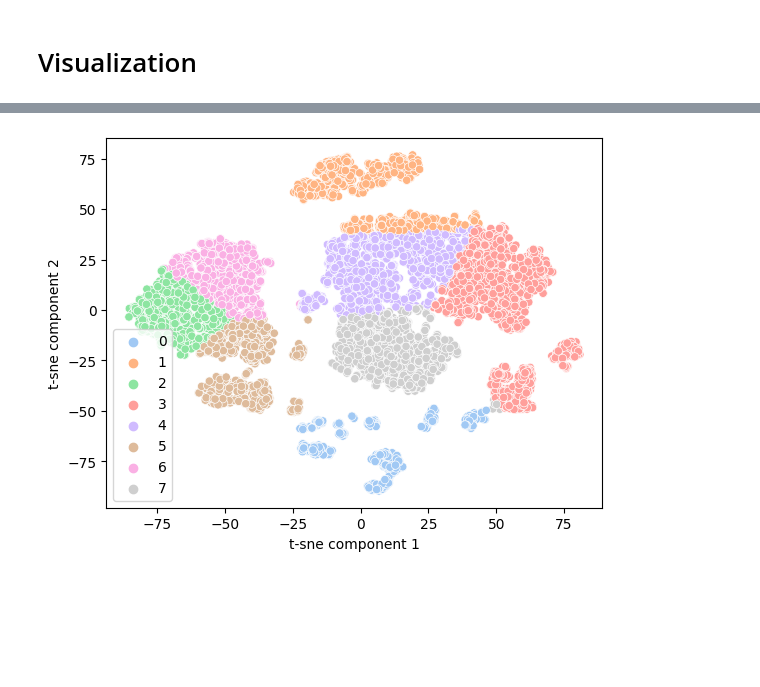
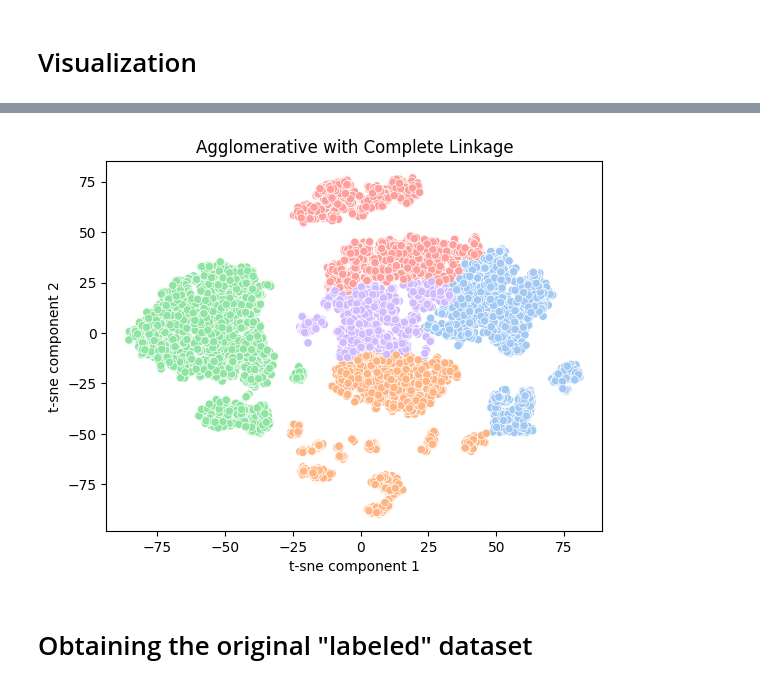
Before and after one commit to adgiz05/spotify_unsupervised_learning, a Jupyter notebook: main.ipynb, the cells around one changed output, grey strips where cells are left out. Cells and saved outputs as stored; diff of their text form; code cells hidden in the pictures; blank space fills up the shorter version.

Commit message:
images and info updated

```diff
--- a/main.ipynb
+++ b/main.ipynb
@@ -246,9 +283,11 @@ def visualize_clusters(model, n_clusters, reducer=TSNE):
 # %%
-method = MiniBatchKMeans
-n_clusters = 8
+method = 'agg_complete'
+n_clusters = 5
 reducer = TSNE
-# reducer = umap.UMAP()
+#reducer = umap.UMAP
 
 visualize_clusters(method, n_clusters, reducer)
 # %% [output]
-[figure, old version]
+[figure, new version]
+# %% [markdown]
+# Obtaining the original "labeled" dataset
```
Also changed, not shown: parts of 5 cells of this notebook, 4 other files.
